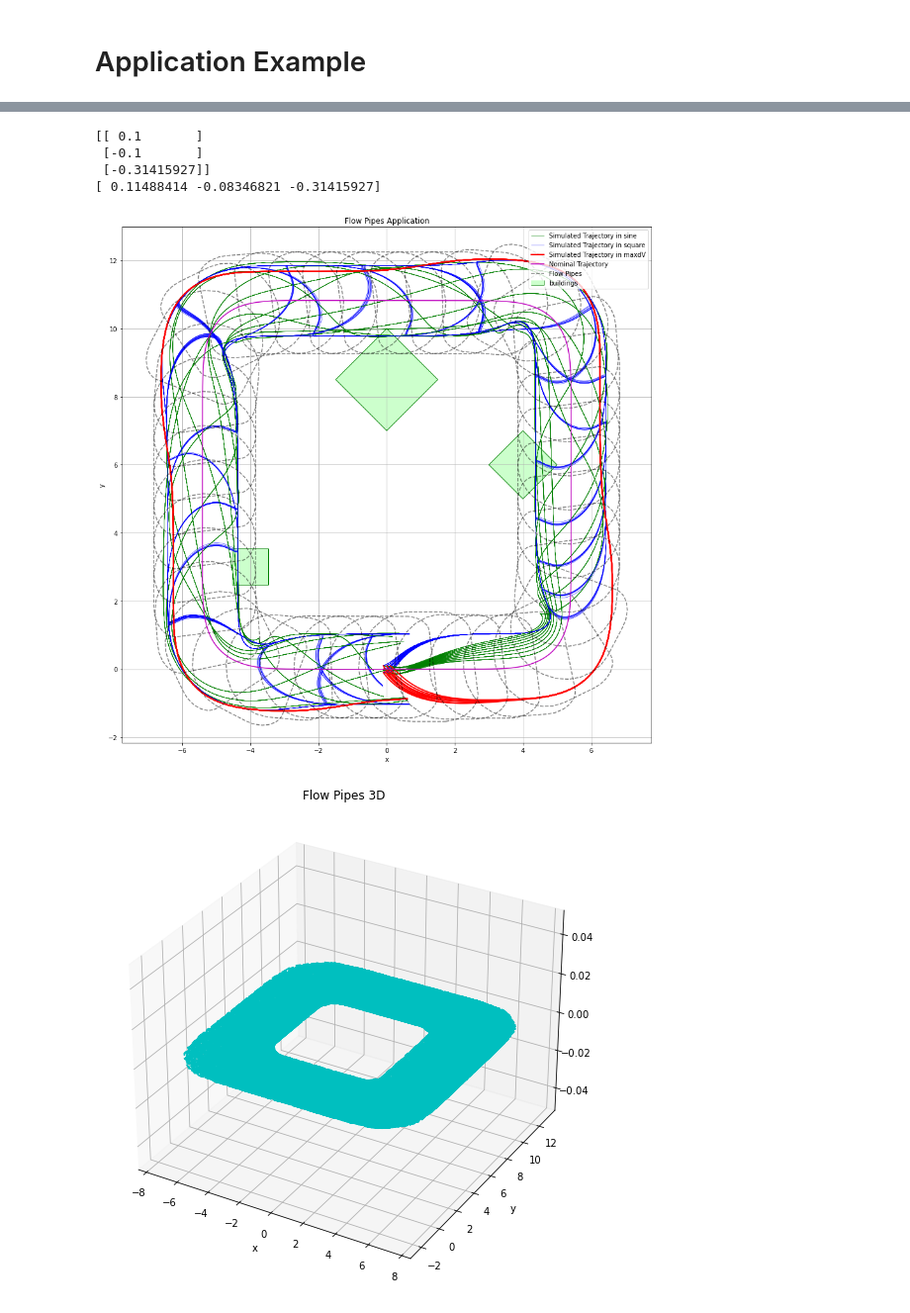
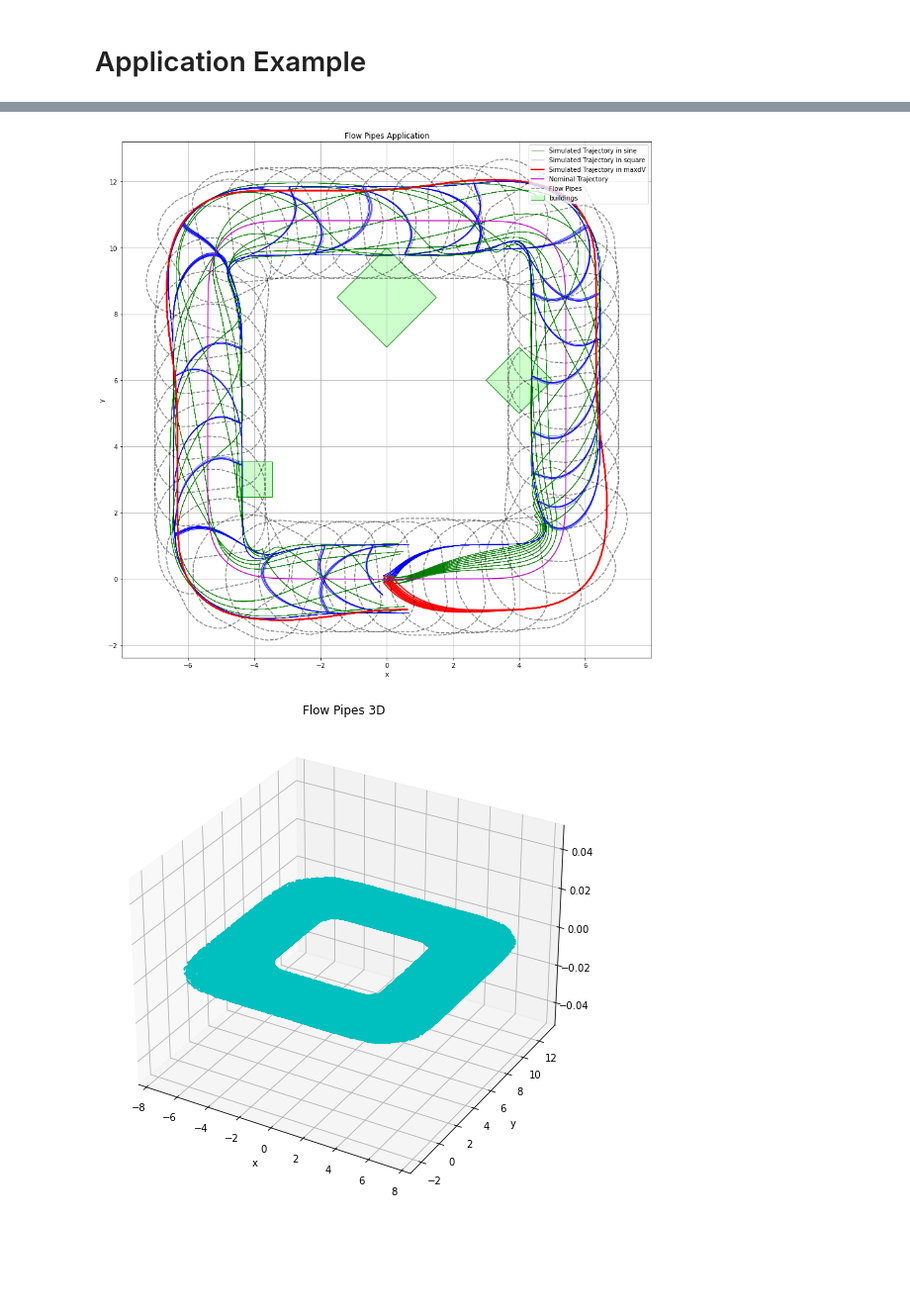
Before and after one commit to melodylylin/NASAULI_MC, a Jupyter notebook: SE(2) Invariant.ipynb, the cells around one changed output, grey strips where cells are left out. Shown at 99% size. Cells and saved outputs as stored; diff of their text form; code cells hidden in the pictures; blank space fills up the shorter version.

```diff
--- a/SE(2) Invariant.ipynb
+++ b/SE(2) Invariant.ipynb
@@ -36,6 +36,6 @@ se2_flow.solve_control_gain()
         [ 0.        ,  0.        ,  1.        ],
         [ 0.        , -3.16227766, -4.04036574]]))
 # %%
-sol = se2_flow.find_se2_invariant_set()
+sol = se2_flow.find_se2_invariant_set(se2_flow.svd(15*np.pi/20))
 se2_flow.plot_invariant_set(sol, w1=1, w2=1)
 # %% [output]
@@ -164,7 +255,7 @@ n = 10 # number of interval hulls
 # disturbances
 w1 = 1
 w2 = 1
-sol1 = se2_flow.find_se2_invariant_set() # u, v, w1, w2
+sol1 = se2_flow.find_se2_invariant_set(se2_flow.svd(15*np.pi/20))
 
 ref = se2_flow.simulate(t, 0, w1, w2, 0, 0, 0, dist='sine', sol= sol1, use_approx=False)
 e0 = se2_flow.se2_log(np.array([0, 0, -np.pi/10]))
@@ -229,14 +309,15 @@ NameError: name 'nom' is not defined
 # Trajectories simulation
 # %%
 # small distrubance
-freq = [0.02] #, .04, .06, .08, .01, .03, .05, .07, .09]
+freq = [0.02, .04, .06, .08, .01, .03, .05, .07, .09]
 res = []
 t = 40
-n = 20 # number of interval hulls
+n = 40 # number of interval hulls
 # disturbances
 w1 = .1
 w2 = .1
-ref = se2_flow.simulate(t, 0, w1, w2, 0, 0, 0, dist='sine', sol= sol1, use_approx=False)
+sol_s = se2_flow.find_se2_invariant_set(se2_flow.svd(2*np.pi/20))
+ref = se2_flow.simulate(t, 0, w1, w2, 0, 0, 0, dist='sine', sol= sol_s, use_approx=False)
 e = []
 V=[]
 
@@ -244,12 +325,12 @@ for theta0 in np.linspace(-np.pi/10, np.pi/10, 2):
     for x0 in np.linspace(-.1, .1, 2):
         for y0 in np.linspace(-.1, .1, 2):
                 init_e = np.array([[x0, y0, theta0]]).T
-                V0 = init_e.T@sol['P']@init_e
+                V0 = init_e.T@sol_s['P']@init_e
                 V.append(V0)
                 e.append(init_e)
                 for i in freq:
-                    r = se2_flow.simulate(40, i, w1, w2, x0, y0, theta0, dist='sine', sol= sol1, use_approx=False)
-                    r2 = se2_flow.simulate(40, i, w1, w2, x0, y0, theta0, dist='square', sol= sol1, use_approx=False)
+                    r = se2_flow.simulate(40, i, w1, w2, x0, y0, theta0, dist='sine', sol= sol_s, use_approx=False)
+                    r2 = se2_flow.simulate(40, i, w1, w2, x0, y0, theta0, dist='square', sol= sol_s, use_approx=False)
                     res.append(r)
                     if theta0 == np.pi/10 and x0 == .1 and y0 == .1 and i == freq[-1]:
                         se2_flow.plot_simulated(r, name='sine wave', legend=True, save=False, linewidth = 1, color = 'c')
@@ -263,7 +344,7 @@ print(e[i])
 e0 = se2_flow.se2_log(np.array(e[i]).reshape(3,))
 print(e0)
 
-flow_pipes_LMI, intervalhull_LMI, nom = se2_flow.flowpipes(ref, t, n, e0, w1, w2, sol)
+flow_pipes_LMI, intervalhull_LMI, nom = se2_flow.flowpipes(ref, t, n, e0, w1, w2, sol_s)
 for facet in range(n):
     hs_ch_LMI = plt.plot(flow_pipes_LMI[facet][:,0], flow_pipes_LMI[facet][:,1], color='k', linestyle='--', alpha = 0.6)
 
@@ -359,7 +433,8 @@ n = 40 # number of interval hulls
 # disturbances
 w1 = .1
 w2 = .1
-ref = se2_flow.simulate(t, 0, w1, w2, 0, 0, 0, dist='sine', sol= sol1, use_approx=False)
+sol_s = se2_flow.find_se2_invariant_set(se2_flow.svd(2*np.pi/20))
+ref = se2_flow.simulate(t, 0, w1, w2, 0, 0, 0, dist='sine', sol= sol_s, use_approx=False)
 
 
 for theta0 in np.linspace(-np.pi/10, np.pi/10, 2):
@@ -370,8 +445,8 @@ for theta0 in np.linspace(-np.pi/10, np.pi/10, 2):
                 V.append(V0)
                 e.append(init_e)
                 for i in freq:
-                    r = se2_flow.simulate(40, i, w1, w2, x0, y0, theta0, dist='sine', sol= sol1, use_approx=False)
-                    r2 = se2_flow.simulate(40, i, w1, w2, x0, y0, theta0, dist='square', sol= sol1, use_approx=False)
+                    r = se2_flow.simulate(40, i, w1, w2, x0, y0, theta0, dist='sine', sol= sol_s, use_approx=False)
+                    r2 = se2_flow.simulate(40, i, w1, w2, x0, y0, theta0, dist='square', sol= sol_s, use_approx=False)
                     res.append(r)
                     if theta0 == np.pi/10 and x0 == .1 and y0 == .1 and i == freq[-1]:
                         se2_flow.plot_simulated(r, name='sine wave', legend=True, save=False, linewidth = 1, color = 'c')
@@ -385,7 +460,7 @@ print(e[i])
 e0 = se2_flow.se2_log(np.array(e[i]).reshape(3,))
 print(e0)
 
-flow_pipes_LMI, intervalhull_LMI, nom = se2_flow.flowpipes(ref, t, n, e0, w1, w2, sol)
+flow_pipes_LMI, intervalhull_LMI, nom = se2_flow.flowpipes(ref, t, n, e0, w1, w2, sol_s)
 for facet in range(n):
     hs_ch_LMI = plt.plot(flow_pipes_LMI[facet][:,0], flow_pipes_LMI[facet][:,1], color='k', linestyle='--', alpha = 0.5)
 
@@ -431,7 +506,8 @@ n = 40 # number of interval hulls
 # disturbances
 w1 = 1
 w2 = 1
-ref = se2_flow.simulate(t, 0, 0, 0, 0, 0, 0, dist='none', sol= sol1, use_approx=False)
+sol_l = se2_flow.find_se2_invariant_set(se2_flow.svd(15*np.pi/20))
+ref = se2_flow.simulate(t, 0, 0, 0, 0, 0, 0, dist='none', sol= sol_l, use_approx=False)
 
 cnt = 0
 for theta0 in np.arange(-np.pi/10, np.pi/10, np.pi/4):
@@ -443,55 +519,51 @@ for theta0 in np.arange(-np.pi/10, np.pi/10, np.pi/4):
             V.append(V0)
             e.append(init_e)
             for i, f in enumerate(freq):
-                r = se2_flow.simulate(t, f, w1, w2, x0, y0, theta0, dist='sine', sol= sol1, use_approx=False)
-                r2 = se2_flow.simulate(t, f, w1, w2, x0, y0, theta0, dist='square', sol= sol1, use_approx=False)
+                r = se2_flow.simulate(t, f, w1, w2, x0, y0, theta0, dist='sine', sol= sol_l, use_approx=False)
+                r2 = se2_flow.simulate(t, f, w1, w2, x0, y0, theta0, dist='square', sol= sol_l, use_approx=False)
                 legend = cnt == 1 and i == 0
                 se2_flow.plot_simulated(r, name='sine', legend=legend, save=False, linewidth = .5, color = 'g', alpha = 1)
                 se2_flow.plot_simulated(r2, name='square', legend=legend, save=False, linewidth = .5, color = 'b', alpha = 1)
 
                 # want to draw last so it is on top
                 if i == len(freq) - 1:
-                    r3 = se2_flow.simulate(t, f, w1, w2, x0, y0, theta0, dist='maxdV', sol= sol1, use_approx=False)
+                    r3 = se2_flow.simulate(t, f, w1, w2, x0, y0, theta0, dist='maxdV', sol= sol_l, use_approx=False)
                     se2_flow.plot_simulated(r3, name='maxdV', legend=(cnt==1), save=False, linewidth = 2, color = 'r', alpha = 1)
 
 i = np.array(V).argmax()
-print(e[i])
+#print(e[i])
 e0 = se2_flow.se2_log(np.array(e[i]).reshape(3,))
-print(e0)
+#print(e0)
 
-flow_pipes_LMI, intervalhull_LMI, nom = se2_flow.flowpipes(ref, t, n, e0, w1, w2, sol)
+flow_pipes_LMI, intervalhull_LMI, nom = se2_flow.flowpipes(ref, t, n, e0, w1, w2, sol_l)
 for facet in range(n):
     hs_ch_LMI = plt.plot(flow_pipes_LMI[facet][:,0], flow_pipes_LMI[facet][:,1], color='k', linestyle='--', alpha = 0.5)
 
 B1 = P4.plot(facecolor=(0.8,1,0.8), edgecolor='g', linewidth=1)
 B2 = P3.plot(facecolor=(0.8,1,0.8), edgecolor='g', linewidth=1)
 B3 = P5.plot(facecolor=(0.8,1,0.8), edgecolor='g', linewidth=1)
 
 
 h_nom = plt.plot(nom[:,0], nom[:,1], color='m', linestyle='-')
 
 plt.axis('equal')
 plt.title('Flow Pipes Application')
 plt.xlabel('x')
 plt.ylabel('y')
 
 lgd = plt.legend(loc=1)
 ax = lgd.axes
 handles, labels = ax.get_legend_handles_labels()
 handles.append(h_nom[0])
 labels.append('Nominal Trajectory')
 handles.append(hs_ch_LMI[0])
 labels.append('Flow Pipes')
 handles.append(B1)
 labels.append('buildings')
 lgd._legend_box = None
 lgd._init_legend_box(handles, labels)
 lgd._set_loc(lgd._loc)
 lgd.set_title(lgd.get_title().get_text())
-plt.savefig('figures/maxdV.png')
+plt.savefig('figures/maxdV_sd.png')
 # %% [output]
-[[ 0.1       ]
- [-0.1       ]
- [-0.31415927]]
-[ 0.11488414 -0.08346821 -0.31415927]
-[figure, old version]
+[figure, new version]
```
Also changed, not shown: parts of 14 cells of this notebook, 4 other files.
